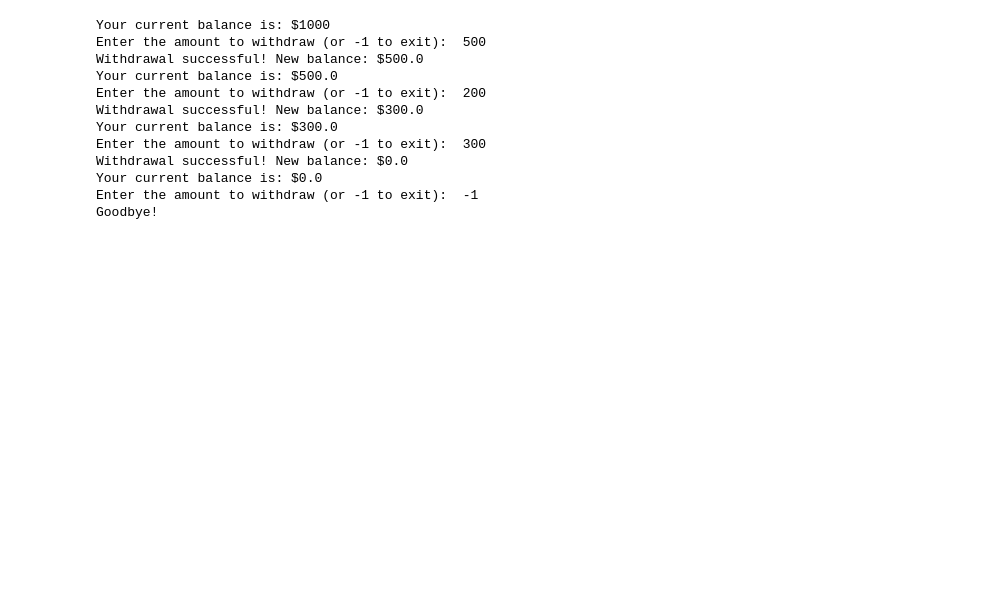
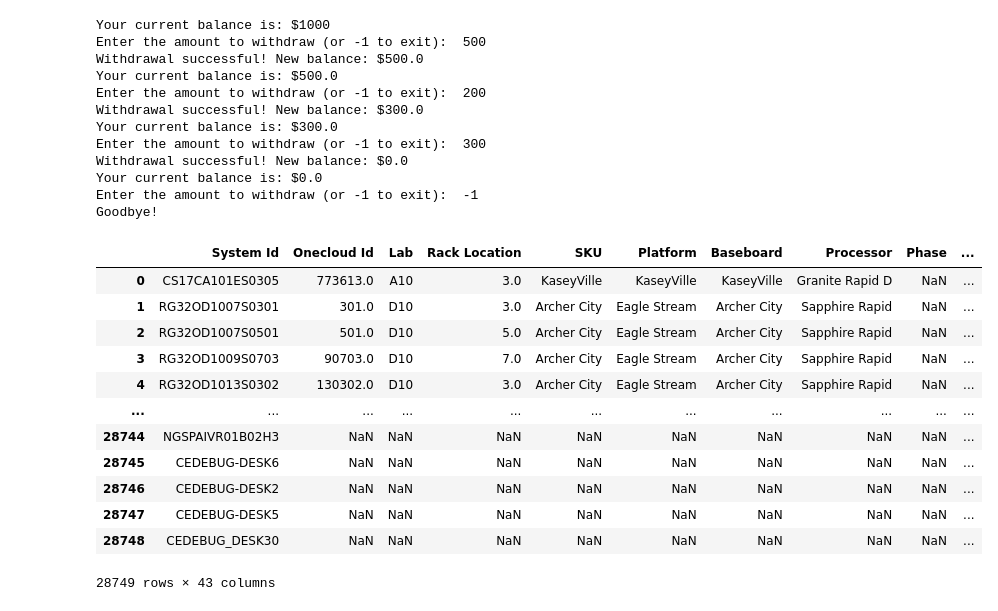
Before and after one commit to oscarhernandezmartinez/AI_WORKSHOP, a Jupyter notebook: Untitled.ipynb, the cells around one changed output. Saved outputs shown, nothing was run; the diff lists cells and outputs as text; code cells hidden in the pictures; blank space fills up the shorter version.

```diff
--- a/Untitled.ipynb
+++ b/Untitled.ipynb
@@ -351,3 +344,28 @@ Withdrawal successful! New balance: $0.0
 Your current balance is: $0.0
 Enter the amount to withdraw (or -1 to exit):  -1
 Goodbye!
+# %%
+import pandas as pd
+import numpy as np
+import seaborn as sns
+from datetime import datetime
+#from sklearn.model_selection import train_test_split
+import sklearn as sl
+import matplotlib.pyplot as plt
+pd.set_option("display.max_columns",200)
+emr_data2=pd.read_csv('C:/Users/oscarahe/OneDrive - Intel Corporation/Desktop/Exceles/datasource.csv')
+emr_data2
+# %% [output]
+|  | System Id | Onecloud Id | Lab | Rack Location | SKU | Platform | Baseboard | Processor | Phase | ... |
+| 0 | CS17CA101ES0305 | 773613.0 | A10 | 3.0 | KaseyVille | KaseyVille | KaseyVille | Granite Rapid D | NaN | ... |
+| 1 | RG32OD1007S0301 | 301.0 | D10 | 3.0 | Archer City | Eagle Stream | Archer City | Sapphire Rapid | NaN | ... |
+| 2 | RG32OD1007S0501 | 501.0 | D10 | 5.0 | Archer City | Eagle Stream | Archer City | Sapphire Rapid | NaN | ... |
+| 3 | RG32OD1009S0703 | 90703.0 | D10 | 7.0 | Archer City | Eagle Stream | Archer City | Sapphire Rapid | NaN | ... |
+| 4 | RG32OD1013S0302 | 130302.0 | D10 | 3.0 | Archer City | Eagle Stream | Archer City | Sapphire Rapid | NaN | ... |
+| ... | ... | ... | ... | ... | ... | ... | ... | ... | ... | ... |
+| 28744 | NGSPAIVR01B02H3 | NaN | NaN | NaN | NaN | NaN | NaN | NaN | NaN | ... |
+| 28745 | CEDEBUG-DESK6 | NaN | NaN | NaN | NaN | NaN | NaN | NaN | NaN | ... |
+| 28746 | CEDEBUG-DESK2 | NaN | NaN | NaN | NaN | NaN | NaN | NaN | NaN | ... |
+| 28747 | CEDEBUG-DESK5 | NaN | NaN | NaN | NaN | NaN | NaN | NaN | NaN | ... |
+| 28748 | CEDEBUG_DESK30 | NaN | NaN | NaN | NaN | NaN | NaN | NaN | NaN | ... |
+28749 rows × 43 columns
```
Also changed, not shown: parts of 17 cells of this notebook.
